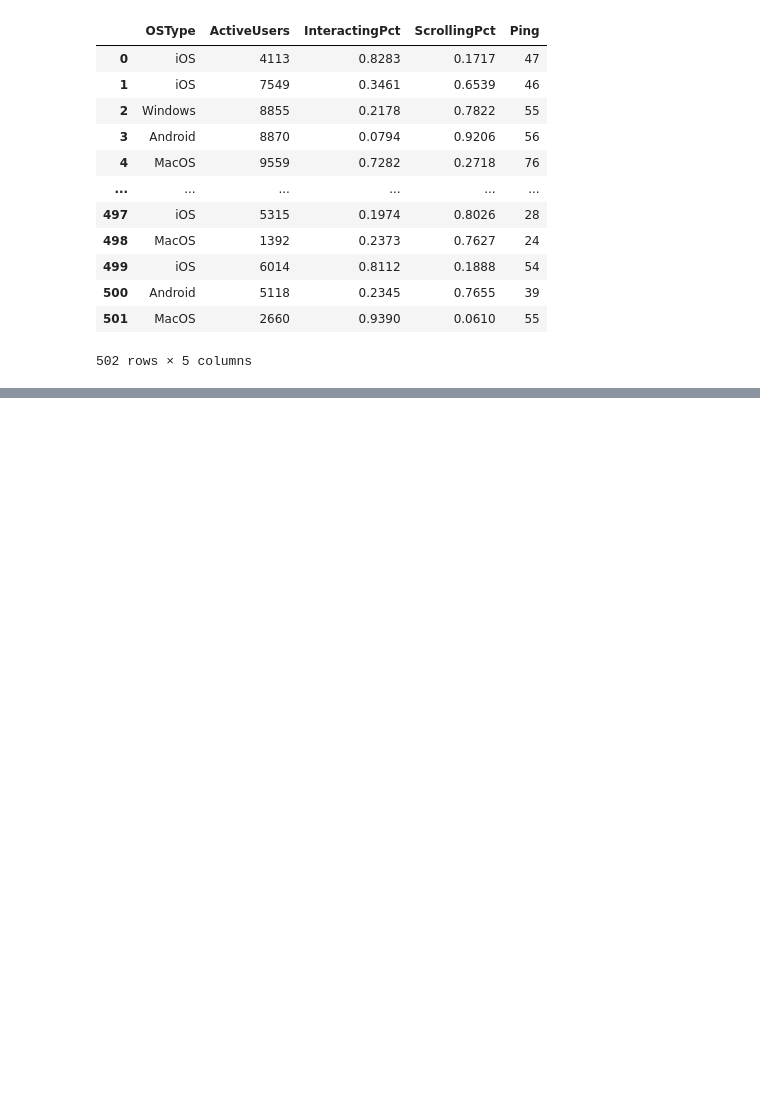
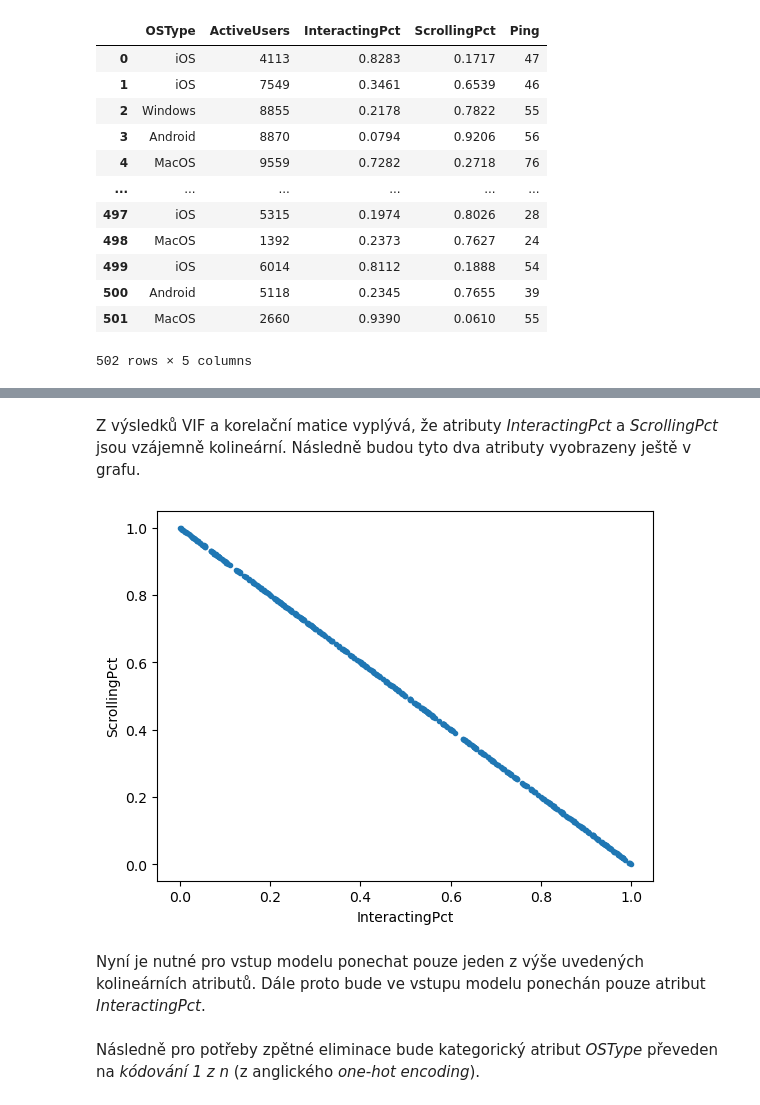
Before and after one commit to davidchocholaty/BUT-FIT-MSP-2, a Jupyter notebook: solution.ipynb, the cells around one changed output, grey strips where cells are left out. Drawn from its saved outputs; the diff is of its cells as text; code cells hidden in the pictures; blank space fills up the shorter version.

```diff
--- a/solution.ipynb
+++ b/solution.ipynb
@@ -502,0 +387,16 @@ df_2
+# %% [markdown]
+Z výsledků VIF a korelační matice vyplývá, že atributy <em>InteractingPct</em> a <em>ScrollingPct</em> jsou vzájemně kolineární. Následně budou tyto dva atributy vyobrazeny ještě v grafu.
+# %%
+fig = plt.figure()
+ax = fig.add_subplot()
+
+plt.scatter(df_2.InteractingPct, df_2.ScrollingPct, marker='.')
+ax.set_xlabel('InteractingPct')
+ax.set_ylabel('ScrollingPct')
+plt.show()
+# %% [output]
+[figure, added]
+# %% [markdown]
+Nyní je nutné pro vstup modelu ponechat pouze jeden z výše uvedených kolineárních atributů. Dále proto bude ve vstupu modelu ponechán pouze atribut <em>InteractingPct</em>.
+# %% [markdown]
+Následně pro potřeby zpětné eliminace bude kategorický atribut <em>OSType</em> převeden na <em>kódování 1 z n</em> (z anglického <em>one-hot encoding</em>).
```
Also changed, not shown: parts of 84 cells of this notebook.
